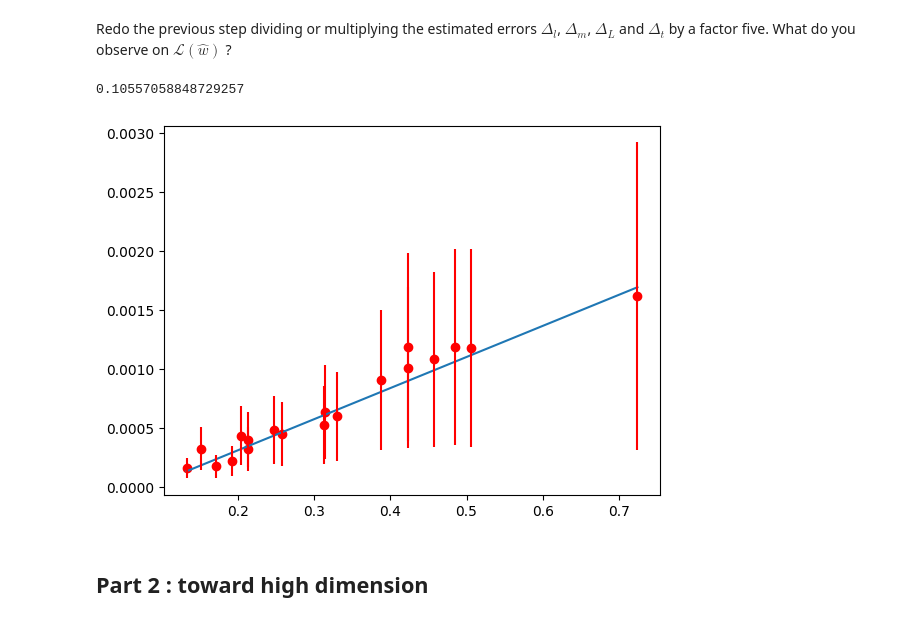
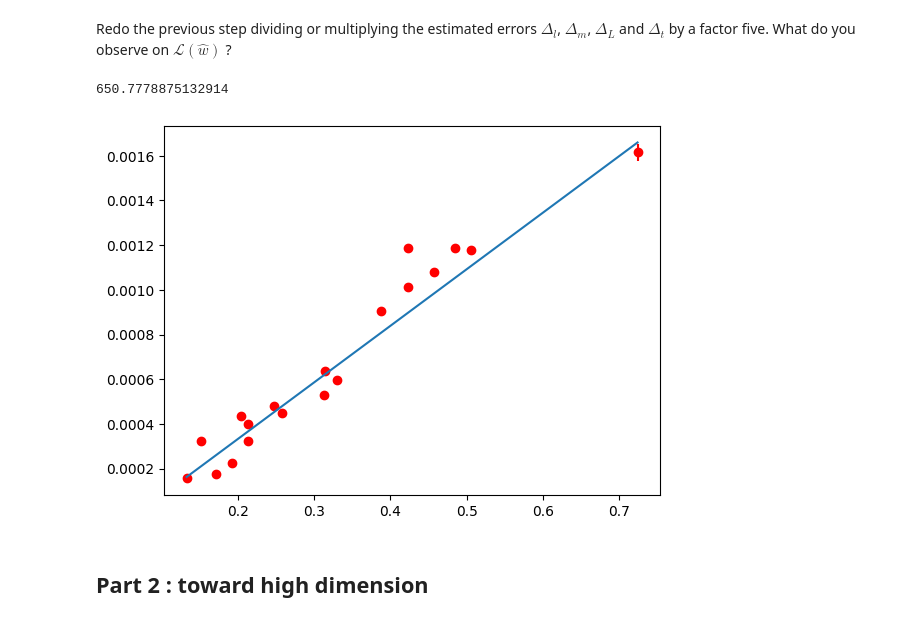
Before and after one commit to SPOC-group/phys-231-exercises, a Jupyter notebook: Exercise_11/ex11_solution.ipynb, the cells around one changed output. Drawn from its saved outputs; the diff is of its cells as text; code cells hidden in the pictures.

```diff
--- a/Exercise_11/ex11_solution.ipynb
+++ b/Exercise_11/ex11_solution.ipynb
@@ -140,27 +156,31 @@ np.mean((fM-X@wC)**2*deltaFm**-2)
 Redo the previous step dividing or multiplying the estimated errors $\Delta_l$, $\Delta_m$, $\Delta_L$ and $\Delta_t$ by a factor five. What do you observe on $\mathcal L(\hat w)$ ?
 # %%
 ### solution
-delta_l = 0.005
-delta_m = 0.005
-delta_L = 0.005
-delta_t = 0.005
+delta_l = 0.00001
+delta_m = 0.0002
+delta_L = 0.0002
+delta_t = 0.00001
 
-deltaFm = fM*(delta_m/m+delta_L/L)+2*fM*(delta_t*(1/t1+1/t2+1/t3+1/t4)+4*delta_l/l)
+deltaV1 = v1*(delta_t/t1+delta_l/l)
+deltaV2 = v2*(delta_t/t2+delta_l/l)
+deltaV3 = v3*(delta_t/t3+delta_l/l)
+deltaV4 = v4*(delta_t/t4+delta_l/l)
+deltaFm = fM*(delta_m/m+delta_L/L)+m/L/2*(v1*deltaV1+v2*deltaV2+v3*deltaV3+v4*deltaV4)
 
 X = np.stack([np.ones(n), vM]).T
 O = np.diag(deltaFm**-2)
 XOXinv = np.linalg.inv(X.T@O@X)
 wC = XOXinv@(X.T@O@fM)
 
 v = np.linspace(min(vM), max(vM), 15)
 plt.plot(v, v*wC[1]+wC[0])
 plt.scatter(vM, fM, color='red')
 plt.errorbar(vM, fM, yerr=deltaFm, ls=' ', color='red')
 
 print(np.mean((fM-X@wC)**2*deltaFm**-2))
 # %% [output]
-0.10557058848729257
+650.7778875132914
-[figure, old version]
+[figure, new version]
 # %% [markdown]
 ## Part 2 : toward high dimension
 # %% [markdown]
```
Also changed, not shown: parts of 10 cells of this notebook, 1 other file.
